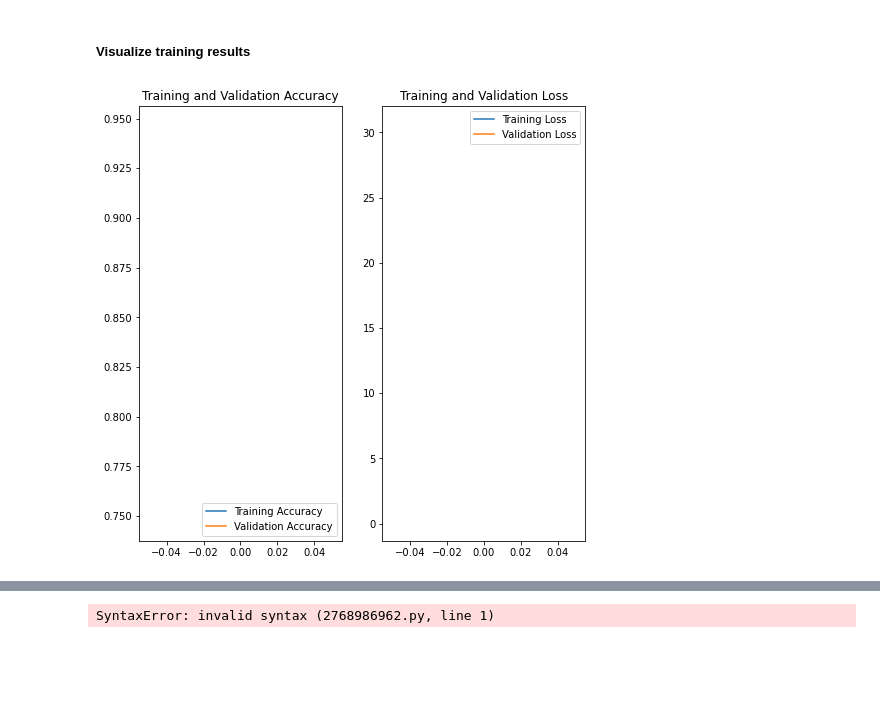
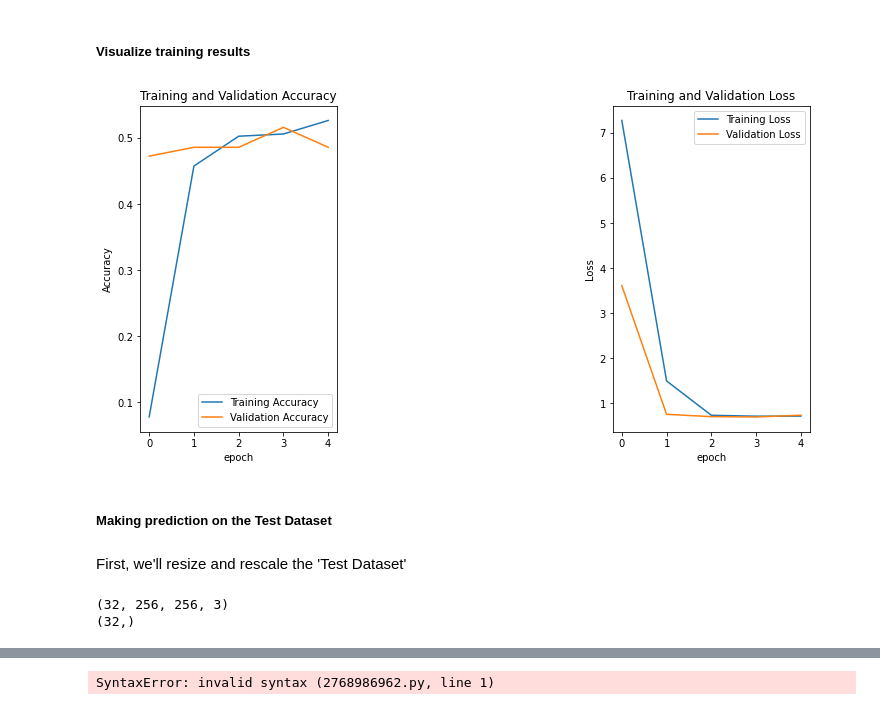
Before and after one commit to nahashmi/6gBuLKukoydKld2X, a Jupyter notebook: Apziva Project-4.ipynb, the cells around one changed output, grey strips where cells are left out. Cells and saved outputs as stored; diff of their text form; code cells hidden in the pictures; blank space fills up the shorter version.

```diff
--- a/Apziva Project-4.ipynb
+++ b/Apziva Project-4.ipynb
@@ -72,0 +110,4 @@ The label_batch is a tensor of the shape (32,), these are corresponding labels t
+# %%
+cropping_layer = tf.keras.layers.Cropping2D(cropping=((20, 20), (10, 10)))
+# %%
+training_dataset_cropped = training_dataset.map(lambda x, y: (cropping_layer(x), y))
@@ -93,8 +158,7 @@ from tensorflow.keras.models import Sequential
 num_classes = len(class_names)
 
 model = Sequential([
-#  layers.Rescaling(1./255, input_shape=(180, 180, 2)),
-  #layers.Rescaling(1./255 ),
+  layers.Rescaling((1./255), input_shape=(180, 180, 3)),
   layers.Conv2D(16, 3, padding='same', activation='relu'),
   layers.MaxPooling2D(),
   layers.Conv2D(32, 3, padding='same', activation='relu'),
@@ -102,8 +166,8 @@ model = Sequential([
   layers.Conv2D(64, 3, padding='same', activation='relu'),
   layers.MaxPooling2D(),
   layers.Flatten(),
-  layers.Dense(128, activation='relu'),
-  layers.Dense(num_classes)
+  #layers.Dense(128, activation='relu'),
+  #layers.Dense(num_classes)
 ])
 # %% [markdown]
 ###### Compile the model
@@ -142,8 +213,9 @@ Model: "sequential_8"
 # %%
-epochs=1
+epochs=5
 history = model.fit(
-  training_dataset,
+  training_dataset_cropped,
   validation_data=test_dataset,
-  epochs=epochs
+  epochs=epochs,
+  verbose = 1
 )
 # %% [output]
@@ -153,24 +234,42 @@ history = model.fit(
 # %%
 acc = history.history['accuracy']
 val_acc = history.history['val_accuracy']
 
 loss = history.history['loss']
 val_loss = history.history['val_loss']
 
 epochs_range = range(epochs)
 
-plt.figure(figsize=(8, 8))
-plt.subplot(1, 2, 1)
+plt.figure(figsize=(12, 6))
+plt.subplot(1, 3, 1)
 plt.plot(epochs_range, acc, label='Training Accuracy')
 plt.plot(epochs_range, val_acc, label='Validation Accuracy')
+#plt.xticks([0, 1, 2])
+plt.xlabel('epoch')
+plt.ylabel('Accuracy')
 plt.legend(loc='lower right')
 plt.title('Training and Validation Accuracy')
 
-plt.subplot(1, 2, 2)
+plt.subplot(1, 3, 3)
 plt.plot(epochs_range, loss, label='Training Loss')
 plt.plot(epochs_range, val_loss, label='Validation Loss')
+#plt.xticks([0, 1, 2])
+plt.xlabel('epoch')
+plt.ylabel('Loss')
 plt.legend(loc='upper right')
 plt.title('Training and Validation Loss')
 plt.show()
 # %% [output]
-[figure, old version]
+[figure, new version]
+# %% [markdown]
+##### Making prediction on the Test Dataset
+# %% [markdown]
+First, we'll resize and rescale the 'Test Dataset'
+# %%
+for image_batch, labels_batch in test_dataset:
+  print(image_batch.shape)
+  print(labels_batch.shape)
+  break
+# %% [output]
+(32, 256, 256, 3)
+(32,)
```
Also changed, not shown: parts of 45 cells of this notebook.
